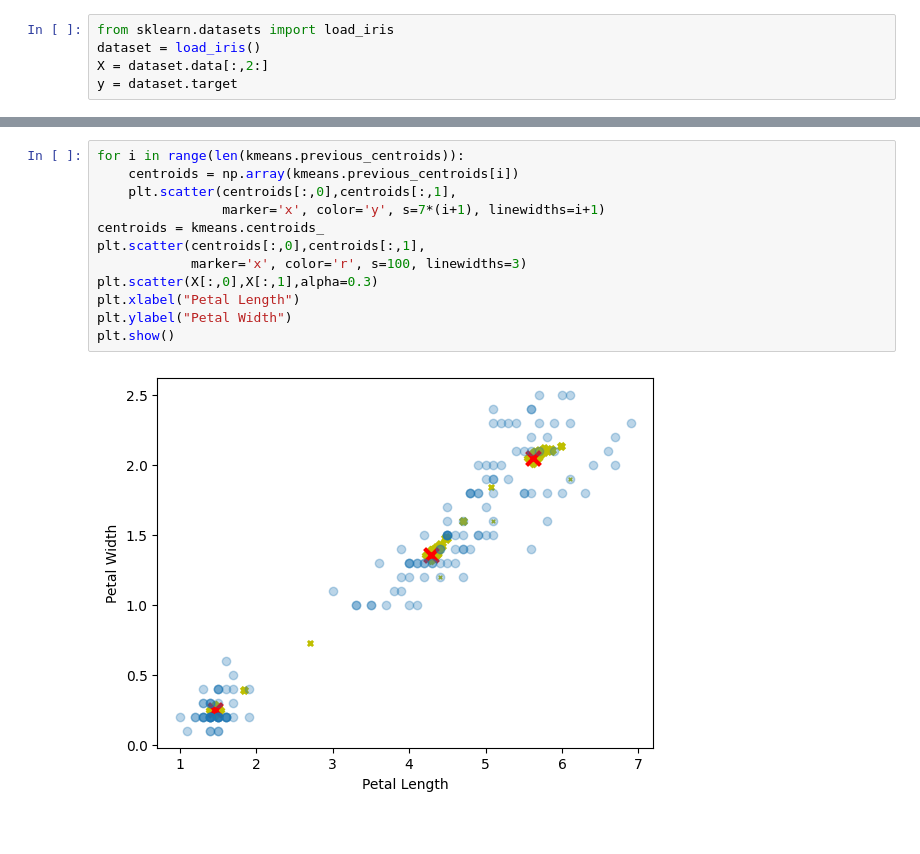
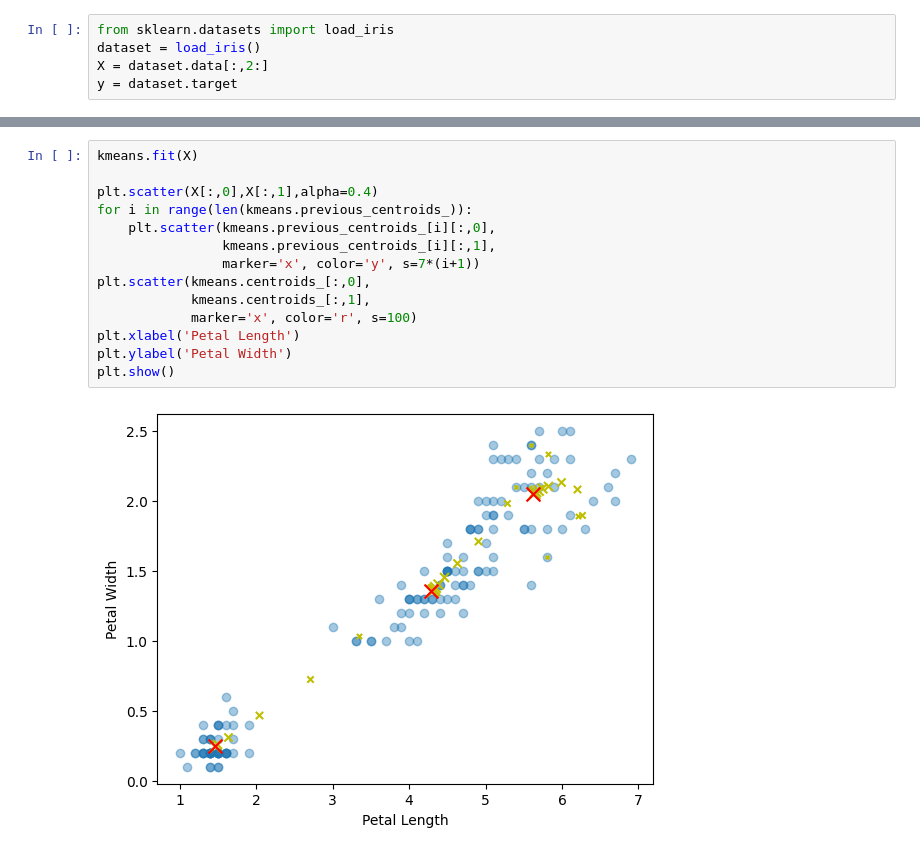
Before and after one commit to fboldt/aulas-am-bsi, a Jupyter notebook: aula13a_kmeans.ipynb, the cells around one changed output, grey strips where cells are left out. Cells and saved outputs as stored; diff of their text form.

```diff
--- a/aula13a_kmeans.ipynb
+++ b/aula13a_kmeans.ipynb
@@ -81,14 +78,16 @@ plt.show()
 # %%
-for i in range(len(kmeans.previous_centroids)):
-    centroids = np.array(kmeans.previous_centroids[i])
-    plt.scatter(centroids[:,0],centroids[:,1],
-                marker='x', color='y', s=7*(i+1), linewidths=i+1)
-centroids = kmeans.centroids_
-plt.scatter(centroids[:,0],centroids[:,1],
-            marker='x', color='r', s=100, linewidths=3)
-plt.scatter(X[:,0],X[:,1],alpha=0.3)
-plt.xlabel("Petal Length")
-plt.ylabel("Petal Width")
+kmeans.fit(X)
+
+plt.scatter(X[:,0],X[:,1],alpha=0.4)
+for i in range(len(kmeans.previous_centroids_)):
+    plt.scatter(kmeans.previous_centroids_[i][:,0],
+                kmeans.previous_centroids_[i][:,1],
+                marker='x', color='y', s=7*(i+1))
+plt.scatter(kmeans.centroids_[:,0],
+            kmeans.centroids_[:,1],
+            marker='x', color='r', s=100)
+plt.xlabel('Petal Length')
+plt.ylabel('Petal Width')
 plt.show()
 # %% [output]
-[figure, old version]
+[figure, new version]
```
Also changed, not shown: parts of 20 cells of this notebook.
